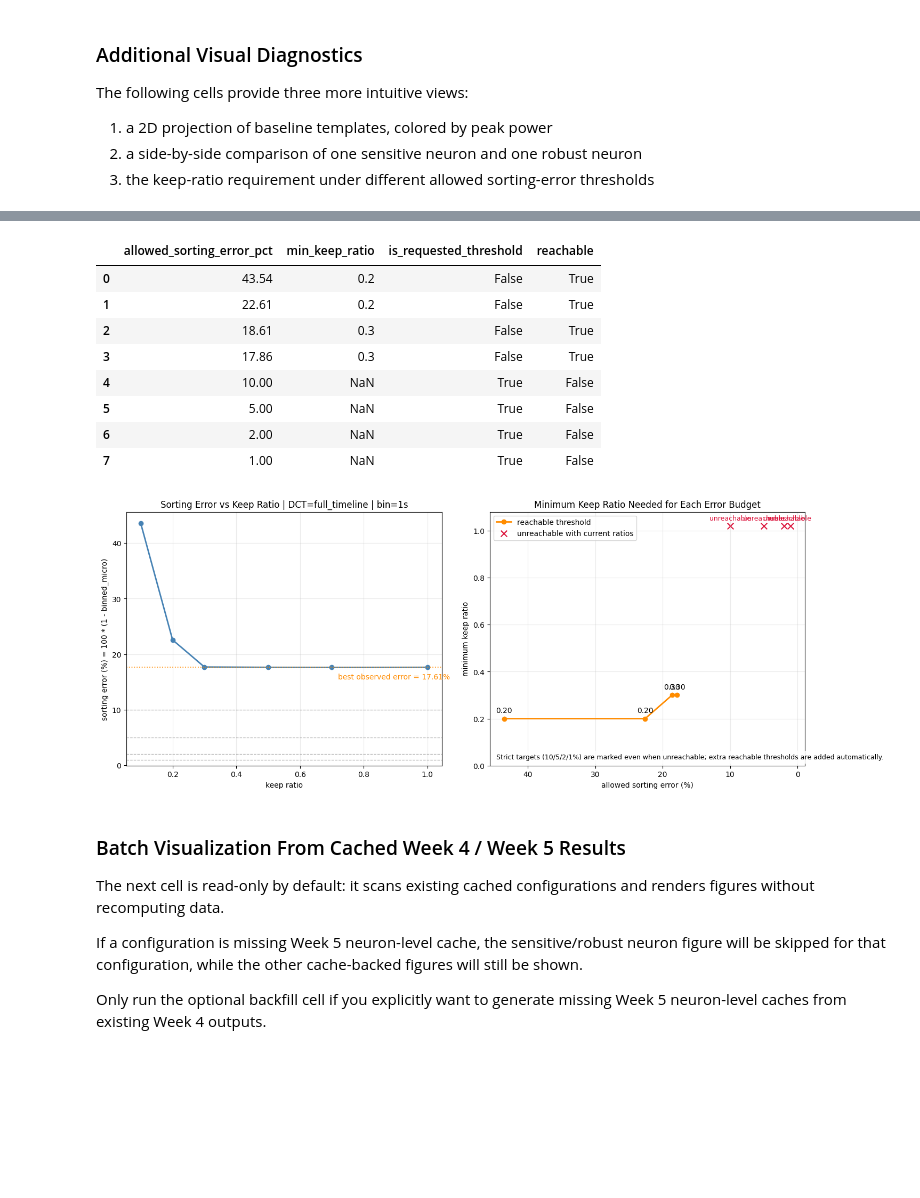
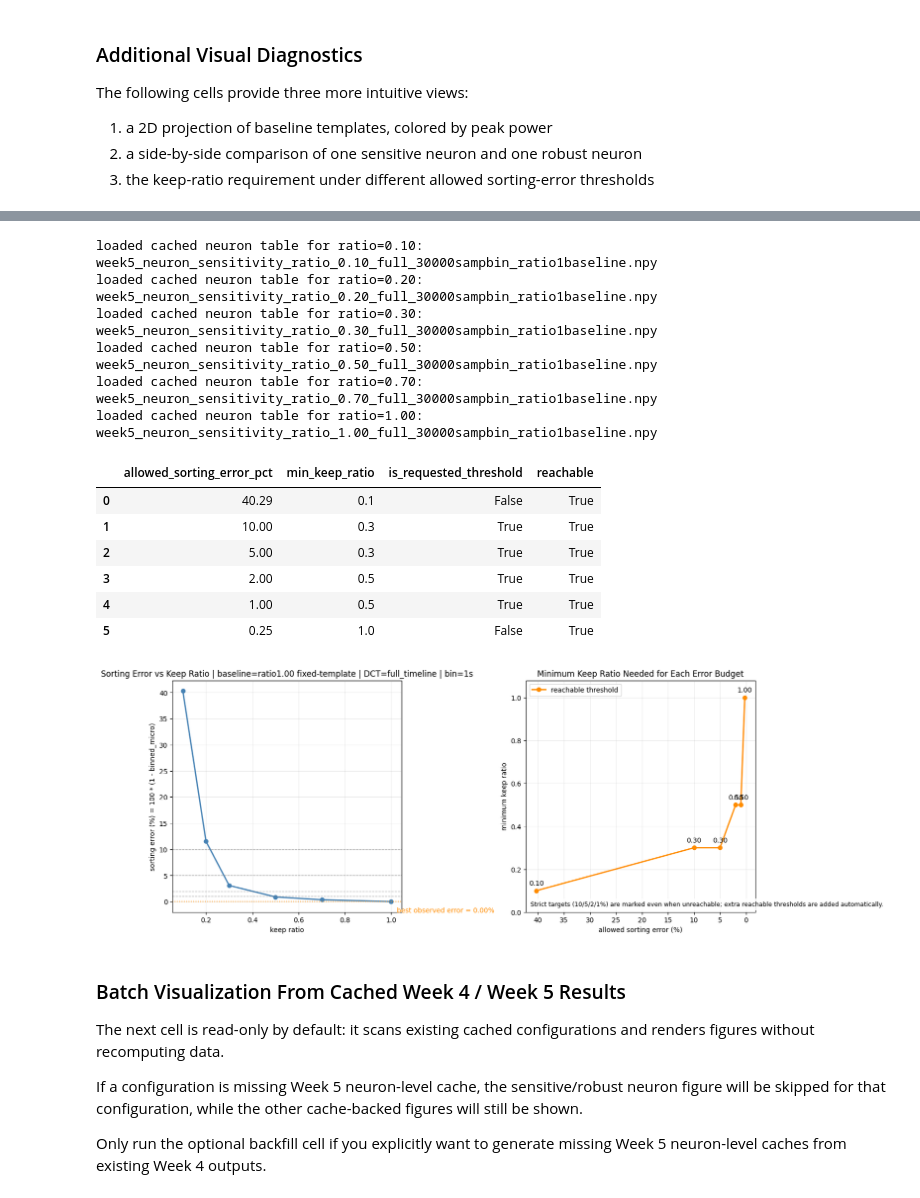
Before and after one commit to baipin/SpikeSort, a Jupyter notebook: 5.ipynb, the cells around one changed output, grey strips where cells are left out. Drawn from its saved outputs; the diff is of its cells as text; code cells hidden in the pictures; blank space fills up the shorter version.

```diff
--- a/5.ipynb
+++ b/5.ipynb
@@ -1089,9 +912,20 @@ U = torch.einsum('utc,pt->upc', tpl_t, wPCA_t).contiguous()
 del tpl_t
 ctc = ks_tm.prepare_matching(ops_tm, U)
 
+reference_bin = quantized_int16_bin_path_for_ratio(WEEK5_REFERENCE_BASELINE_RATIO, window_samples=DCT_WINDOW_SAMPLES)
+reference_meta = quantized_int16_meta_path_for_ratio(WEEK5_REFERENCE_BASELINE_RATIO, window_samples=DCT_WINDOW_SAMPLES)
+if not (reference_bin.exists() and reference_meta.exists()):
+    raise FileNotFoundError(
+        f'Missing ratio={WEEK5_REFERENCE_BASELINE_RATIO:.2f} int16 bin or meta for the active DCT-window setting. Rerun 4.ipynb first.'
+    )
+st_ref, clu_ref = sort_full_timeline_with_fixed_templates(reference_bin, U, ctc, ops_tm, n_use, nt, device)
+
 print('templates:', templates_fixed.shape)
 print('channels used:', n_use)
 print('wPCA:', tuple(wPCA_t.shape), 'U:', tuple(U.shape), 'ctc:', tuple(ctc.shape))
+print('reference baseline ratio:', WEEK5_REFERENCE_BASELINE_RATIO)
+print('reference baseline bin:', reference_bin)
+print('reference baseline spikes:', st_ref.shape[0])
 # %% [output]
 templates: (267, 61, 383)
 channels used: 383
@@ -1373,19 +1394,37 @@ Robust neuron id: 194
 # %%
 if week4_ratio_df is None:
     ratio_rows = []
-    for ratio in sorted(available_week4_caches):
-        cached = available_week4_caches[ratio]
-        ratio_rows.append({
-            'ratio': float(ratio),
-            'binned_count_accuracy_micro': float(cached.get('binned_count_accuracy_micro', np.nan)),
-            'binned_count_accuracy_macro': float(cached.get('binned_count_accuracy_macro', np.nan)),
-        })
+    for ratio in [0.10, 0.20, 0.30, 0.50, 0.70, 1.00]:
+        ratio_neuron_df = load_or_build_week5_neuron_table(
+            ratio,
+            st_ref,
+            clu_ref,
+            U=U,
+            ctc=ctc,
+            ops_tm=ops_tm,
+            n_use=n_use,
+            nt=nt,
+            device=device,
+            bin_size_samples=week5_bin_size_samples,
+            sample_rate=float(ops_base['fs']),
+            window_samples=DCT_WINDOW_SAMPLES,
+        )
+        summary = build_ratio_summary_from_neuron_df(ratio, ratio_neuron_df)
+        if summary is not None:
+            ratio_rows.append(summary)
     ratio_plot_df = pd.DataFrame(ratio_rows)
 else:
     ratio_plot_df = week4_ratio_df.copy()
+    if 'binned_count_accuracy_micro_vs_ratio100' in ratio_plot_df.columns:
+        ratio_plot_df = ratio_plot_df.rename(columns={
+            'binned_count_accuracy_micro_vs_ratio100': 'binned_count_accuracy_micro',
+            'binned_count_accuracy_macro_vs_ratio100': 'binned_count_accuracy_macro',
+            'matched_spikes_after_binning_vs_ratio100': 'matched_spikes_after_binning',
+            'baseline_spikes_for_binning_vs_ratio100': 'baseline_spikes_for_binning',
+        })
 
 if ratio_plot_df.empty:
-    print('No Week 4 ratio-evaluation cache/table found for the current DCT window and bin configuration.')
+    print('No ratio=1.00-baseline ratio-evaluation table could be built for the current DCT window and bin configuration.')
 else:
     ratio_plot_df['ratio'] = ratio_plot_df['ratio'].astype(float)
     ratio_plot_df['sorting_error_pct'] = 100.0 * (1.0 - ratio_plot_df['binned_count_accuracy_micro'].astype(float))
@@ -1420,7 +1459,7 @@ else:
         axes[0].axhline(thr, color='gray', linestyle='--', linewidth=0.9, alpha=0.6)
     axes[0].axhline(min_error_pct, color='darkorange', linestyle=':', linewidth=1.3, alpha=0.9)
     axes[0].annotate(f'best observed error = {min_error_pct:.2f}%', (ratio_plot_df.loc[ratio_plot_df['sorting_error_pct'].idxmin(), 'ratio'], min_error_pct), textcoords='offset points', xytext=(8, -16), ha='left', color='darkorange')
-    axes[0].set_title(f'Sorting Error vs Keep Ratio | DCT={dct_window_label()} | bin={WEEK5_BIN_SIZE_SECONDS:g}s')
+    axes[0].set_title(f'Sorting Error vs Keep Ratio | baseline=ratio1.00 fixed-template | DCT={dct_window_label()} | bin={WEEK5_BIN_SIZE_SECONDS:g}s')
     axes[0].set_xlabel('keep ratio')
     axes[0].set_ylabel('sorting error (%) = 100 * (1 - binned_micro)')
     axes[0].grid(alpha=0.25)
@@ -1431,42 +1470,46 @@ else:
     if not reachable_df.empty:
         axes[1].plot(reachable_df['allowed_sorting_error_pct'], reachable_df['min_keep_ratio'], marker='o', linewidth=2, color='darkorange', label='reachable threshold')
         for _, row in reachable_df.iterrows():
             axes[1].annotate(f"{row['min_keep_ratio']:.2f}", (row['allowed_sorting_error_pct'], row['min_keep_ratio']), textcoords='offset points', xytext=(0, 8), ha='center')
     if not unreachable_df.empty:
         axes[1].scatter(unreachable_df['allowed_sorting_error_pct'], [1.02] * len(unreachable_df), marker='x', s=70, color='crimson', label='unreachable with current ratios')
         for _, row in unreachable_df.iterrows():
             axes[1].annotate('unreachable', (row['allowed_sorting_error_pct'], 1.02), textcoords='offset points', xytext=(0, 8), ha='center', color='crimson', fontsize=9)
 
     axes[1].set_title('Minimum Keep Ratio Needed for Each Error Budget')
     axes[1].set_xlabel('allowed sorting error (%)')
     axes[1].set_ylabel('minimum keep ratio')
     axes[1].invert_xaxis()
     axes[1].set_ylim(0.0, 1.08)
     axes[1].grid(alpha=0.25)
     axes[1].legend(loc='best')
     axes[1].text(
         0.02,
         0.02,
         'Strict targets (10/5/2/1%) are marked even when unreachable; extra reachable thresholds are added automatically.',
         transform=axes[1].transAxes,
         fontsize=9,
         ha='left',
         va='bottom',
         bbox={'facecolor': 'white', 'alpha': 0.85, 'edgecolor': 'none'},
     )
 
     plt.show()
 # %% [output]
+loaded cached neuron table for ratio=0.10: week5_neuron_sensitivity_ratio_0.10_full_30000sampbin_ratio1baseline.npy
+loaded cached neuron table for ratio=0.20: week5_neuron_sensitivity_ratio_0.20_full_30000sampbin_ratio1baseline.npy
+loaded cached neuron table for ratio=0.30: week5_neuron_sensitivity_ratio_0.30_full_30000sampbin_ratio1baseline.npy
+loaded cached neuron table for ratio=0.50: week5_neuron_sensitivity_ratio_0.50_full_30000sampbin_ratio1baseline.npy
+loaded cached neuron table for ratio=0.70: week5_neuron_sensitivity_ratio_0.70_full_30000sampbin_ratio1baseline.npy
+loaded cached neuron table for ratio=1.00: week5_neuron_sensitivity_ratio_1.00_full_30000sampbin_ratio1baseline.npy
 |  | allowed_sorting_error_pct | min_keep_ratio | is_requested_threshold | reachable |
-| 0 | 43.54 | 0.2 | False | True |
-| 1 | 22.61 | 0.2 | False | True |
-| 2 | 18.61 | 0.3 | False | True |
-| 3 | 17.86 | 0.3 | False | True |
-| 4 | 10.00 | NaN | True | False |
-| 5 | 5.00 | NaN | True | False |
-| 6 | 2.00 | NaN | True | False |
-| 7 | 1.00 | NaN | True | False |
+| 0 | 40.29 | 0.1 | False | True |
+| 1 | 10.00 | 0.3 | True | True |
+| 2 | 5.00 | 0.3 | True | True |
+| 3 | 2.00 | 0.5 | True | True |
+| 4 | 1.00 | 0.5 | True | True |
+| 5 | 0.25 | 1.0 | False | True |
-[figure, old version]
+[figure, new version]
 # %% [markdown]
 ### Batch Visualization From Cached Week 4 / Week 5 Results
 
```
Also changed, not shown: parts of 25 cells of this notebook, 41 other files.
